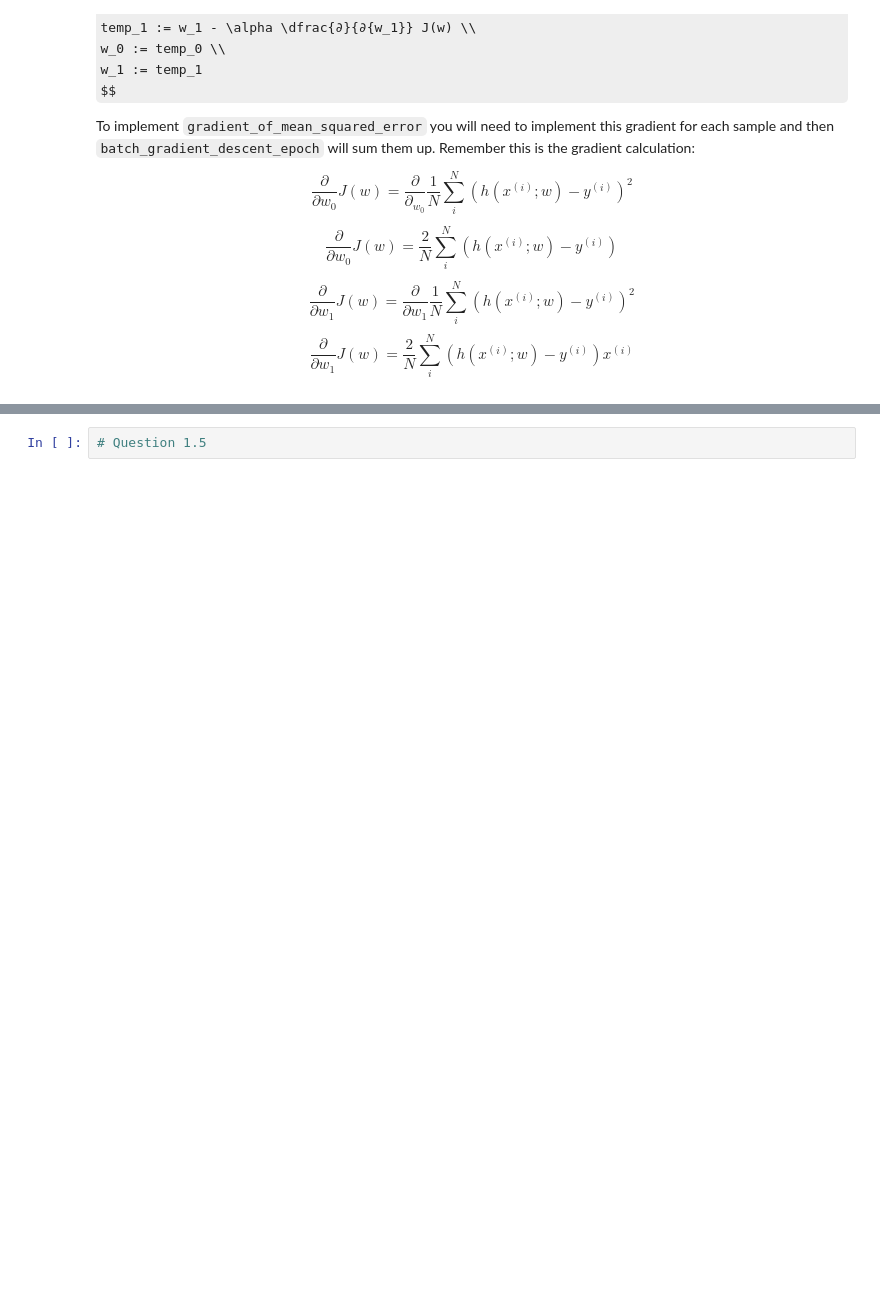
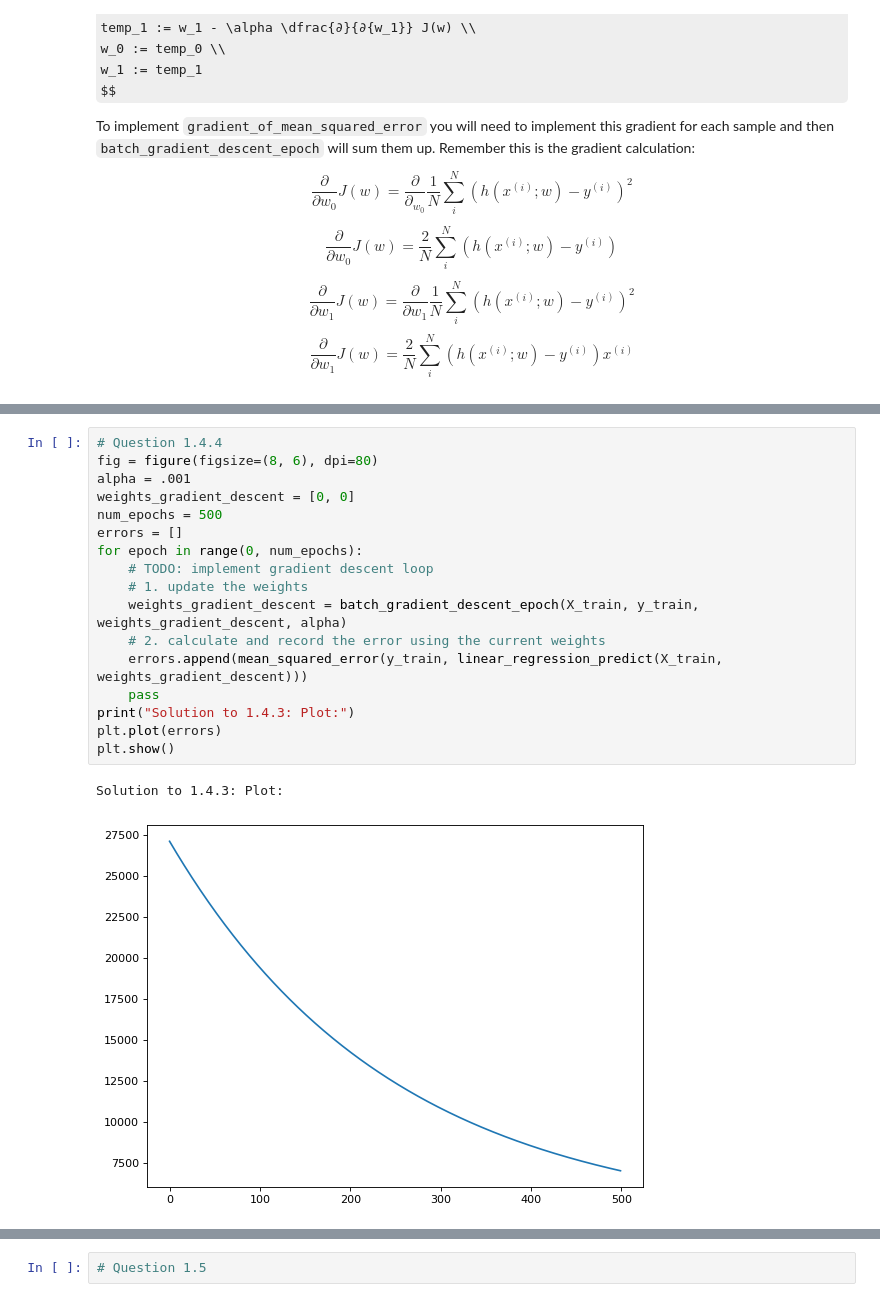
Before and after one commit to Azwadd/CS_59866, a Jupyter notebook: Homeworks/Homework 2/HW02.ipynb, the cells around one changed output, grey strips where cells are left out. Saved outputs shown, nothing was run; the diff lists cells and outputs as text; some formulas as TeX source; blank space fills up the shorter version.

```diff
--- a/Homeworks/Homework 2/HW02.ipynb
+++ b/Homeworks/Homework 2/HW02.ipynb
@@ -246,0 +265,20 @@ Solution to 1.4.3: Plot:
+# %%
+# Question 1.4.4
+fig = figure(figsize=(8, 6), dpi=80)
+alpha = .001
+weights_gradient_descent = [0, 0]
+num_epochs = 500
+errors = []
+for epoch in range(0, num_epochs):
+    # TODO: implement gradient descent loop
+    # 1. update the weights
+    weights_gradient_descent = batch_gradient_descent_epoch(X_train, y_train, weights_gradient_descent, alpha)
+    # 2. calculate and record the error using the current weights
+    errors.append(mean_squared_error(y_train, linear_regression_predict(X_train, weights_gradient_descent)))
+    pass
+print("Solution to 1.4.3: Plot:")
+plt.plot(errors)
+plt.show()
+# %% [output]
+Solution to 1.4.3: Plot:
+[figure, added]
```
Also changed, not shown: parts of 36 cells of this notebook.
